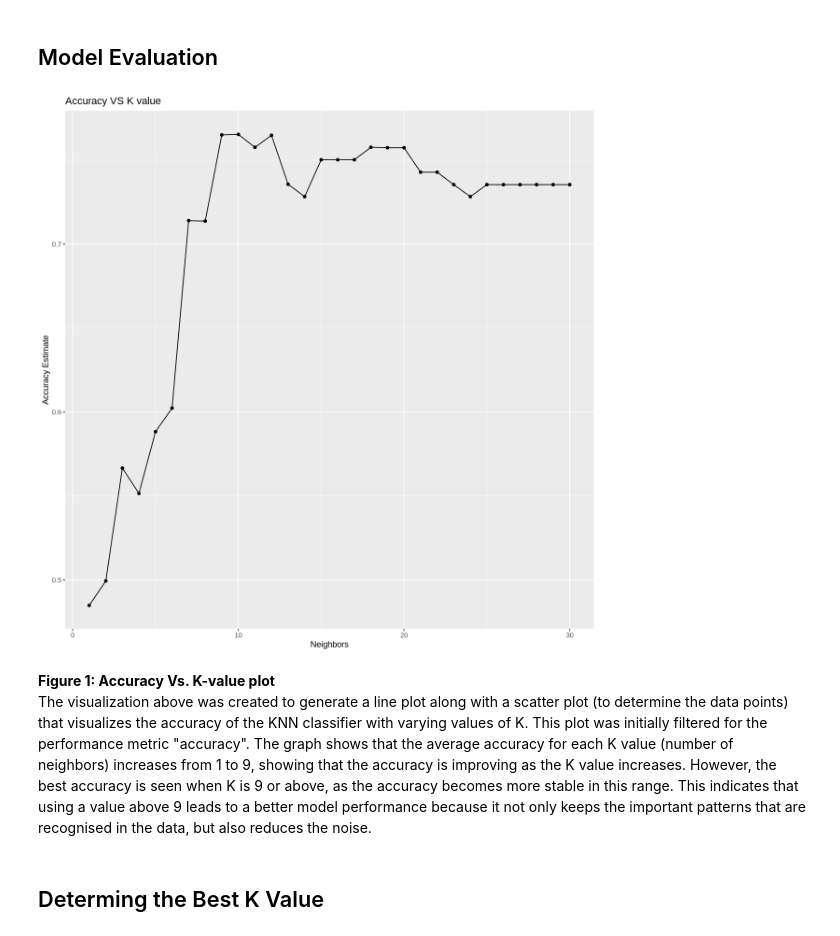
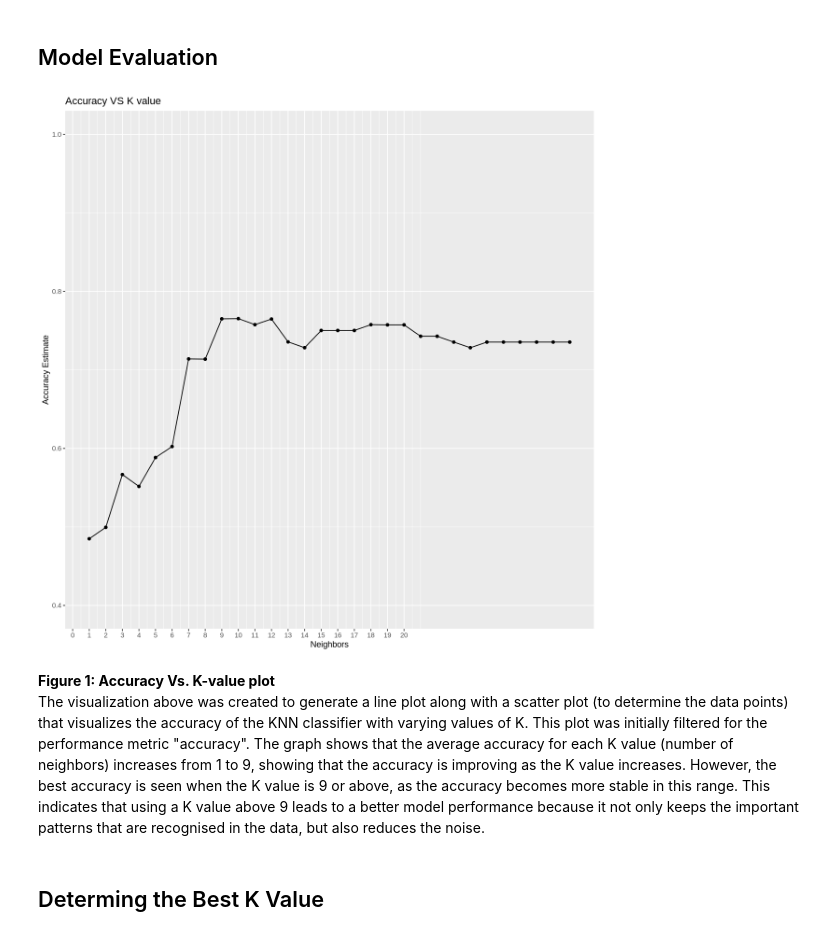
Before and after one commit to kkris72/MineCraft-Data-Science-Project, a Jupyter notebook: MineCraft.ipynb, the cells around one changed output. Cells and saved outputs as stored; diff of their text form; code cells hidden in the pictures.

```diff
--- a/MineCraft.ipynb
+++ b/MineCraft.ipynb
@@ -218,23 +199,23 @@ The nearest_neighbor function was also used, which was followed by a cross-valid
 # %%
 accuracies <- knn_results |>
       filter(.metric == "accuracy")
 
 options(repr.plot.width = 10, repr.plot.height = 10)
 
 
 accuracy_versus_k <- ggplot(accuracies, aes(x = neighbors, y = mean)) +
       geom_point() +
       geom_line() +
       labs(x = "Neighbors", y = "Accuracy Estimate") +
-      ggtitle("Accuracy VS K value")
- #     scale_x_continuous(breaks = seq(0, 14, by = 1)) +  # adjusting the x-axis
-  #    scale_y_continuous(limits = c(0.4, 1.0)) # adjusting the y-axis
+      ggtitle("Accuracy VS K value") +
+      scale_x_continuous(breaks = seq(0, 20, by = 1)) +
+      scale_y_continuous(limits = c(0.4, 1.0))
 accuracy_versus_k
 # %% [output]
-[figure, old version]
+[figure, new version]
 # %% [markdown]
  **Figure 1: Accuracy Vs. K-value plot** \
- The visualization above was created to generate a line plot along with a scatter plot (to determine the data points) that visualizes the accuracy of the KNN classifier with varying values of K. This plot was initially filtered for the performance metric "accuracy". The graph shows that the average accuracy for each K value (number of neighbors) increases from 1 to 9, showing that the accuracy is improving as the K value increases. However, the best accuracy is seen when K is 9 or above, as the accuracy becomes more stable in this range. This indicates that using a value above 9 leads to a better model performance because it not only keeps the important patterns that are recognised in the data, but also reduces the noise.
+ The visualization above was created to generate a line plot along with a scatter plot (to determine the data points) that visualizes the accuracy of the KNN classifier with varying values of K. This plot was initially filtered for the performance metric "accuracy". The graph shows that the average accuracy for each K value (number of neighbors) increases from 1 to 9, showing that the accuracy is improving as the K value increases. However, the best accuracy is seen when the K value is 9 or above, as the accuracy becomes more stable in this range. This indicates that using a K value above 9 leads to a better model performance because it not only keeps the important patterns that are recognised in the data, but also reduces the noise.
 # %% [markdown]
 ## Determing the Best K Value
 # %%
```
Also changed, not shown: parts of 11 cells of this notebook.
